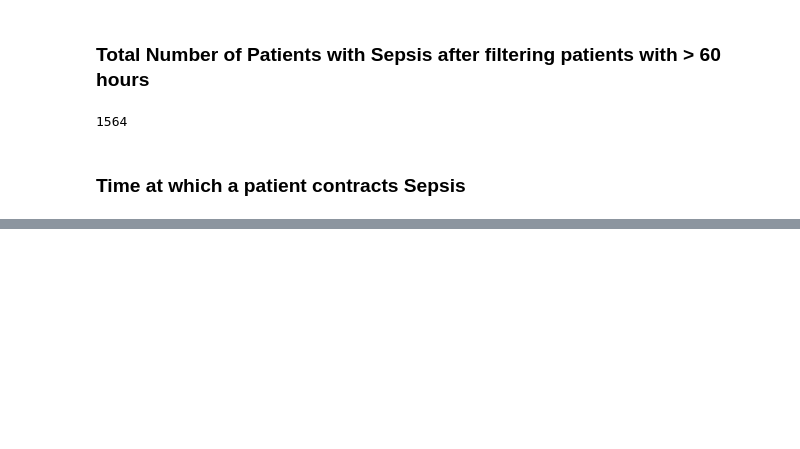
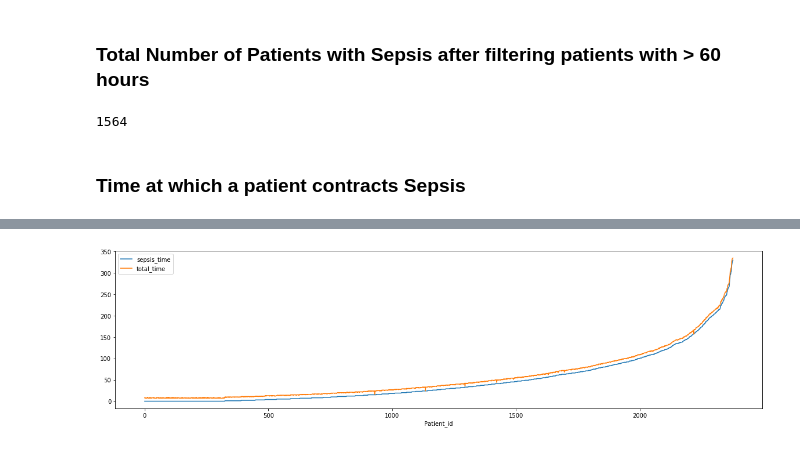
Before and after one commit to kskaran94/Sepsis_Identification, a Jupyter notebook: EDA_Temporal.ipynb, the cells around one changed output, grey strips where cells are left out. Cells and saved outputs as stored; diff of their text form; code cells hidden in the pictures; blank space fills up the shorter version.

```diff
--- a/EDA_Temporal.ipynb
+++ b/EDA_Temporal.ipynb
@@ -135,0 +149,22 @@ sns.distplot(sepsis_time, kde=False);
+# %%
+temp = pd.DataFrame()
+
+temp['pid'] = sepsis_train_pid
+
+temp['sepsis_time'] = sepsis_time
+
+temp['tot_time'] = tot_time
+
+temp.sort_values(by=['sepsis_time'], inplace=True)
+
+temp['level'] = temp.reset_index().index
+
+rcParams['figure.figsize'] = 20, 5
+
+
+plt.plot(temp['level'], temp['sepsis_time'])
+plt.plot(temp['level'], temp['tot_time'])
+_ = plt.xlabel('Patient_id')
+_ = plt.legend(['sepsis_time', 'total_time'])
+# %% [output]
+[figure, added]
```
Also changed, not shown: parts of 3 cells of this notebook.
